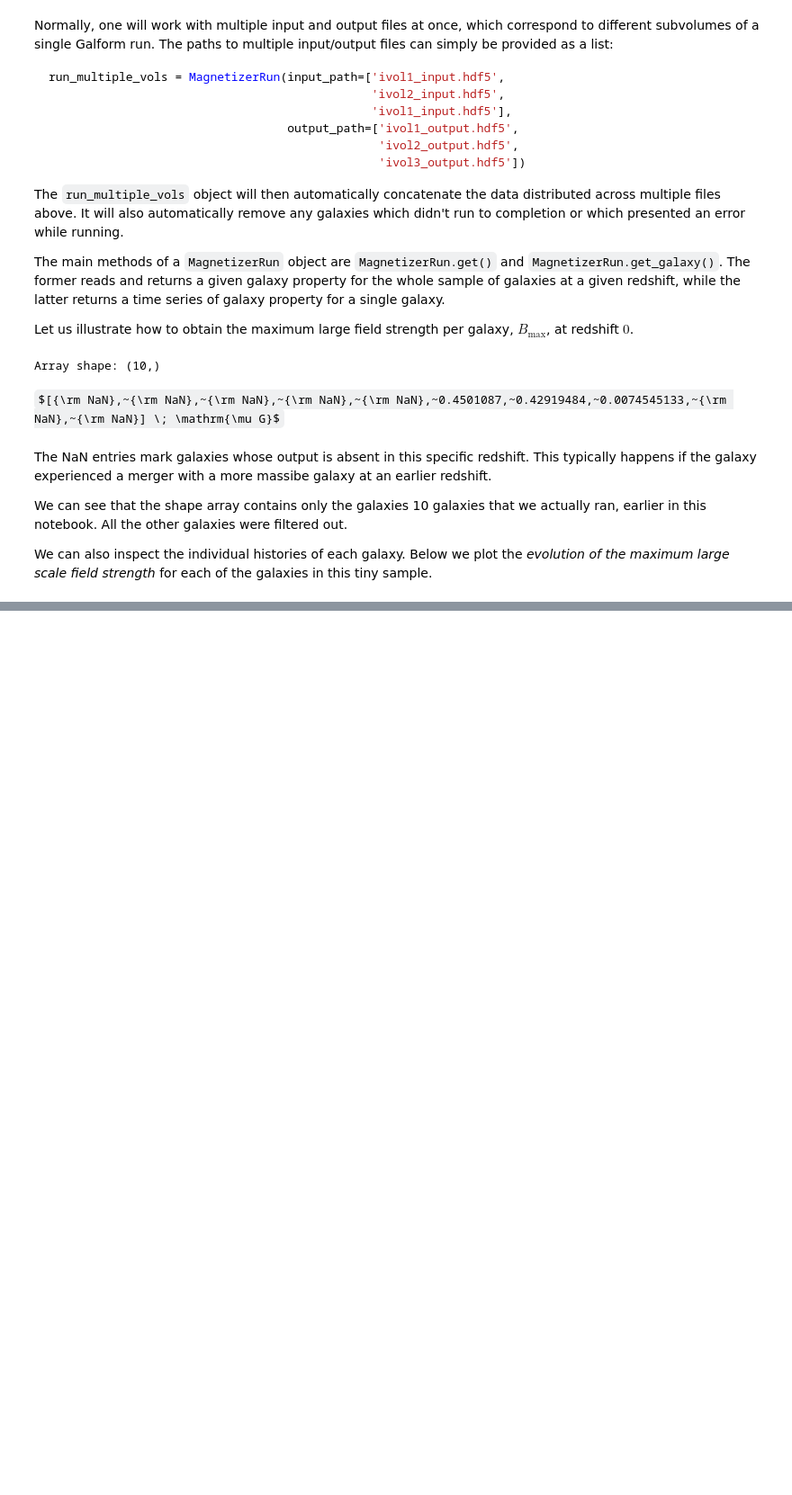
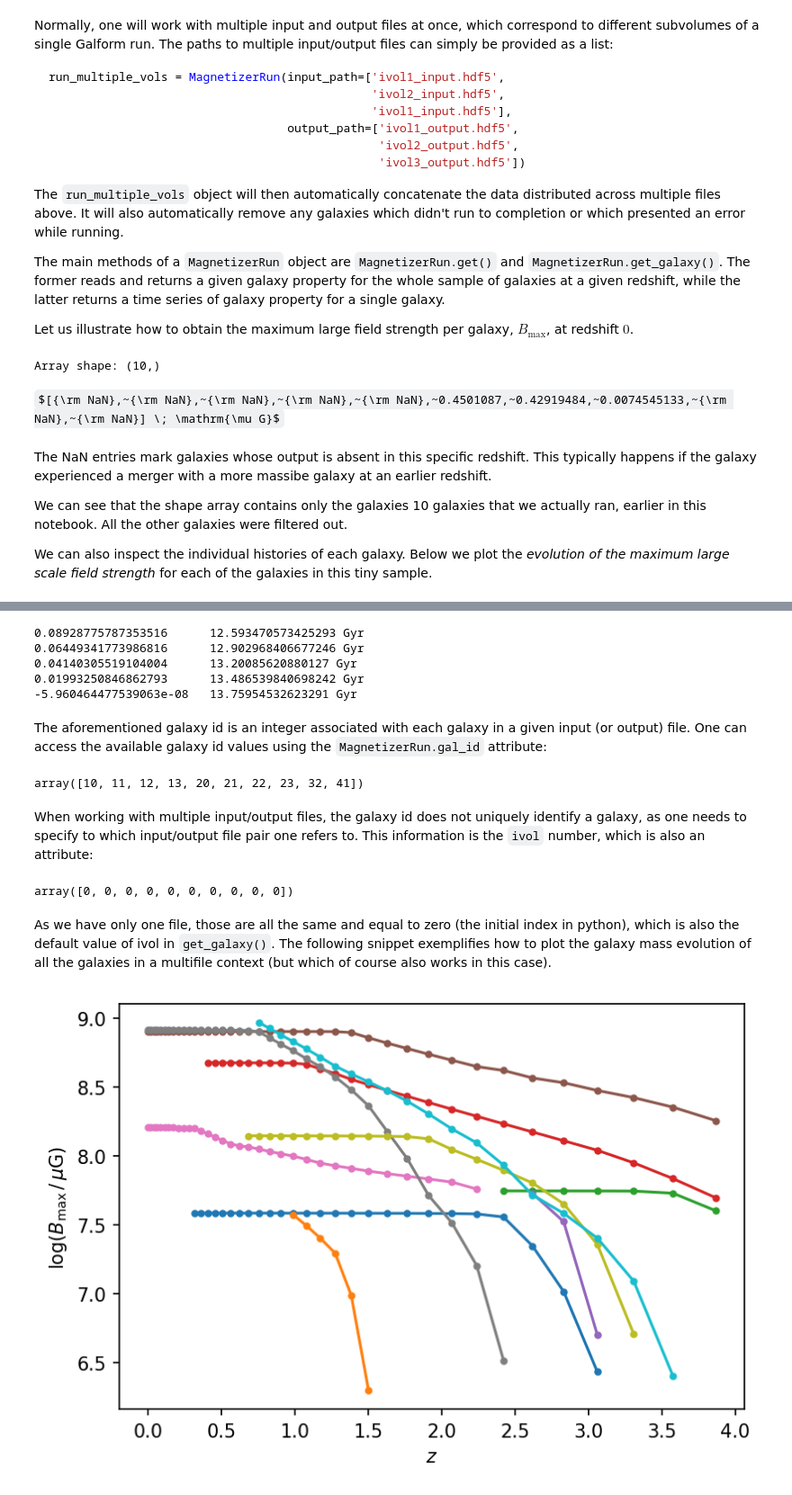
Before and after one commit to luizfelippesr/magnetizer, a Jupyter notebook: doc/magnetizer_tutorial.ipynb, the cells around one changed output, grey strips where cells are left out. Shown at 90% size. Cells and saved outputs as stored; diff of their text form; code cells hidden in the pictures; some formulas as TeX source; blank space fills up the shorter version.

```diff
--- a/doc/magnetizer_tutorial.ipynb
+++ b/doc/magnetizer_tutorial.ipynb
@@ -249,0 +256,43 @@ plt.xlabel(r'$t\,[\rm Gyr]$'); plt.ylabel(r'$\log(B/\mu\rm G)$');
+# %%
+for z, t in zip(run.redshifts[-5:], run.times[-5:]):
+    print(z,'\t',t)
+# %% [output]
+0.08928775787353516      12.593470573425293 Gyr
+0.06449341773986816      12.902968406677246 Gyr
+0.04140305519104004      13.20085620880127 Gyr
+0.01993250846862793      13.486539840698242 Gyr
+-5.960464477539063e-08   13.75954532623291 Gyr
+# %% [markdown]
+The aforementioned galaxy id is an integer associated with each galaxy in a given input (or output) file. One can access the available galaxy id values using the `MagnetizerRun.gal_id` attribute:
+# %%
+run.gal_id
+# %% [output]
+array([10, 11, 12, 13, 20, 21, 22, 23, 32, 41])
+# %% [markdown]
+When working with multiple input/output files, the galaxy id does not uniquely identify a galaxy, as one needs to specify to which input/output file pair one refers to.
+This information is the `ivol` number, which is also an attribute:
+# %%
+run.ivol
+# %% [output]
+array([0, 0, 0, 0, 0, 0, 0, 0, 0, 0])
+# %% [markdown]
+As we have only one file, those are all the same and equal to zero (the initial index in python), which is also the default value of ivol in `get_galaxy()`.
+The following snippet exemplifies how to plot the galaxy mass evolution of all the galaxies in a multifile context (but which of course also works in this case).
+# %%
+import matplotlib.pyplot as plt
+import numpy as np
+import astropy.units as u
+
+plt.figure(dpi=150)
+
+for gal_id, ivol in zip(run.gal_id, run.ivol):
+    # Extracts the time series for a single galaxy
+    Mstars  = run.get_galaxy('Mstars_disk', gal_id=gal_id, ivol=ivol)
+    Mstars += run.get_galaxy('Mstars_bulge', gal_id=gal_id, ivol=ivol)
+
+    # Plots the data, as function of time
+    plt.plot(run.redshifts, np.log10(Mstars/u.Msun), marker='.')
+
+plt.xlabel('$z$'); plt.ylabel(r'$\log(B_{\rm max}\,/\,\mu\rm G)$');
+# %% [output]
+[figure, added]
```
Also changed, not shown: parts of 2 cells of this notebook.
